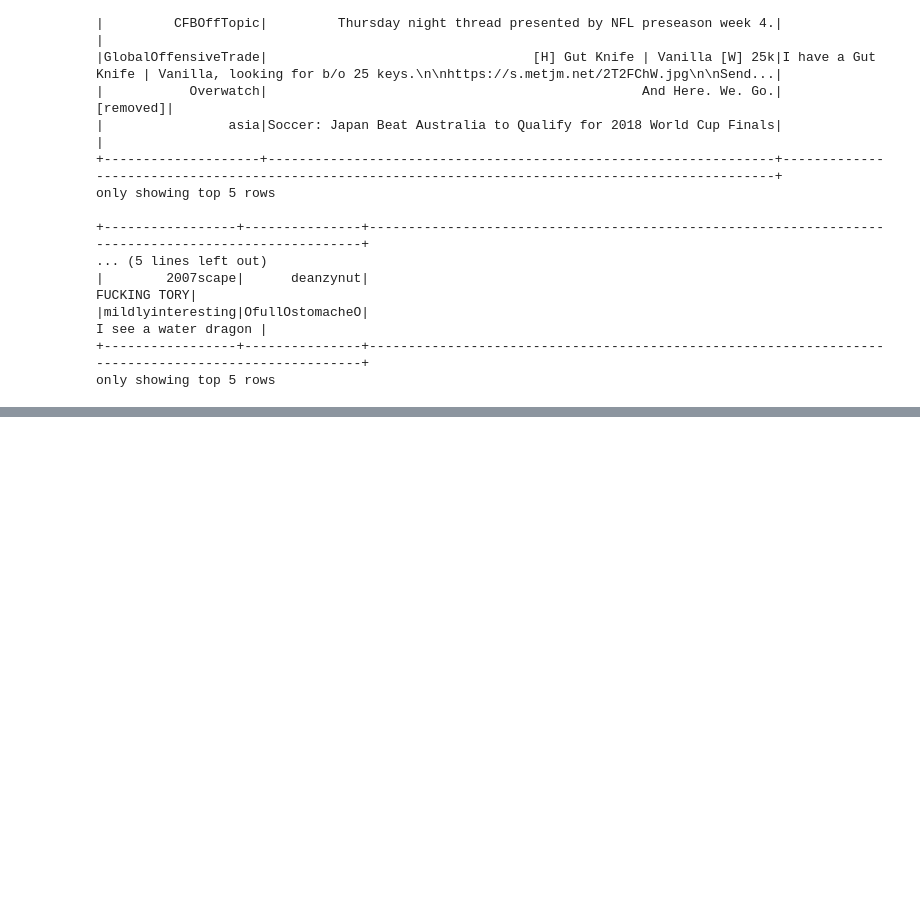
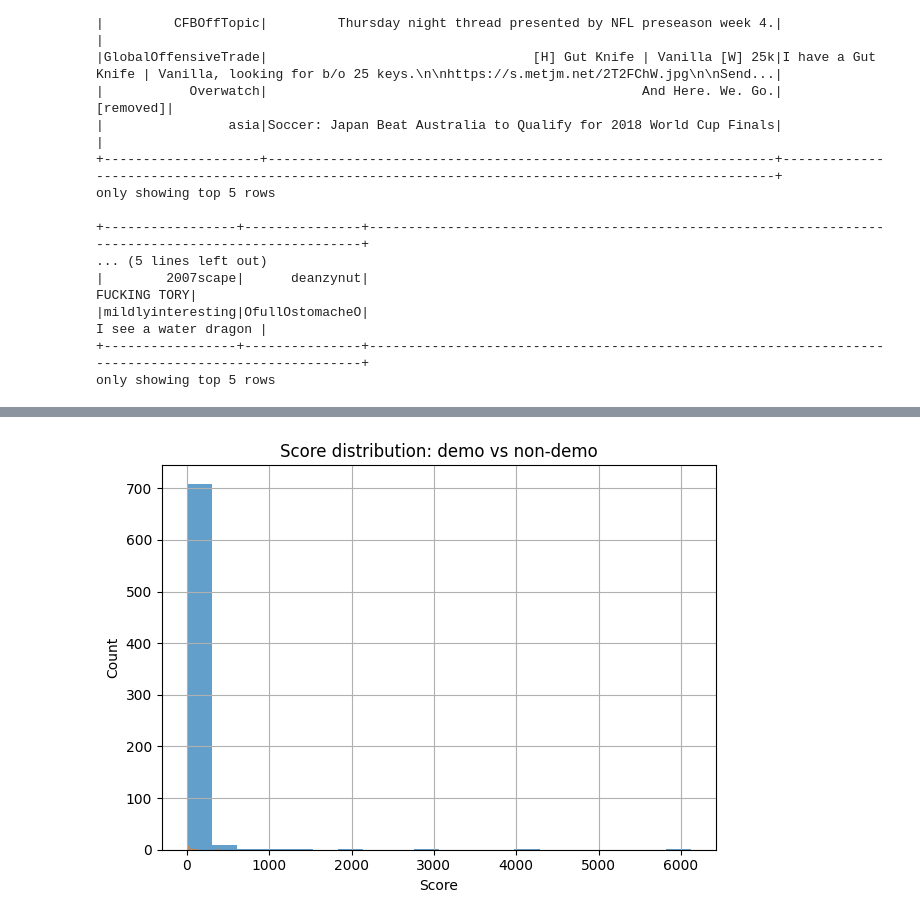
Before and after one commit to stevengao0/dsan6000-final-project, a Jupyter notebook: code/project_eda.ipynb, the cells around one changed output, grey strips where cells are left out. Cells and saved outputs as stored; diff of their text form; code cells hidden in the pictures; blank space fills up the shorter version.

```diff
--- a/code/project_eda.ipynb
+++ b/code/project_eda.ipynb
@@ -261,0 +494,24 @@ only showing top 20 rows
+# %%
+# Plot 4 – Score Distribution (If Available)
+if "score" in submissions_feat.columns:
+    scores_pd = (
+        submissions_feat
+        .select("score", "col_demo_flag")
+        .filter(F.col("score").isNotNull())
+        .toPandas()
+    )
+
+    plt.figure()
+    scores_pd[scores_pd["col_demo_flag"] == 0]["score"].hist(alpha=0.7, bins=20)
+    scores_pd[scores_pd["col_demo_flag"] == 1]["score"].hist(alpha=0.7, bins=20)
+    plt.xlabel("Score")
+    plt.ylabel("Count")
+    plt.title("Score distribution: demo vs non-demo")
+    plt.tight_layout()
+    path4 = IMG_DIR / "plot_score_demo_vs_non.png"
+    plt.savefig(path4)
+    path4
+else:
+    print("No score column available; skipping score distribution plot.")
+# %% [output]
+[figure, added]
```
Also changed, not shown: parts of 31 cells of this notebook, 8 other files.
